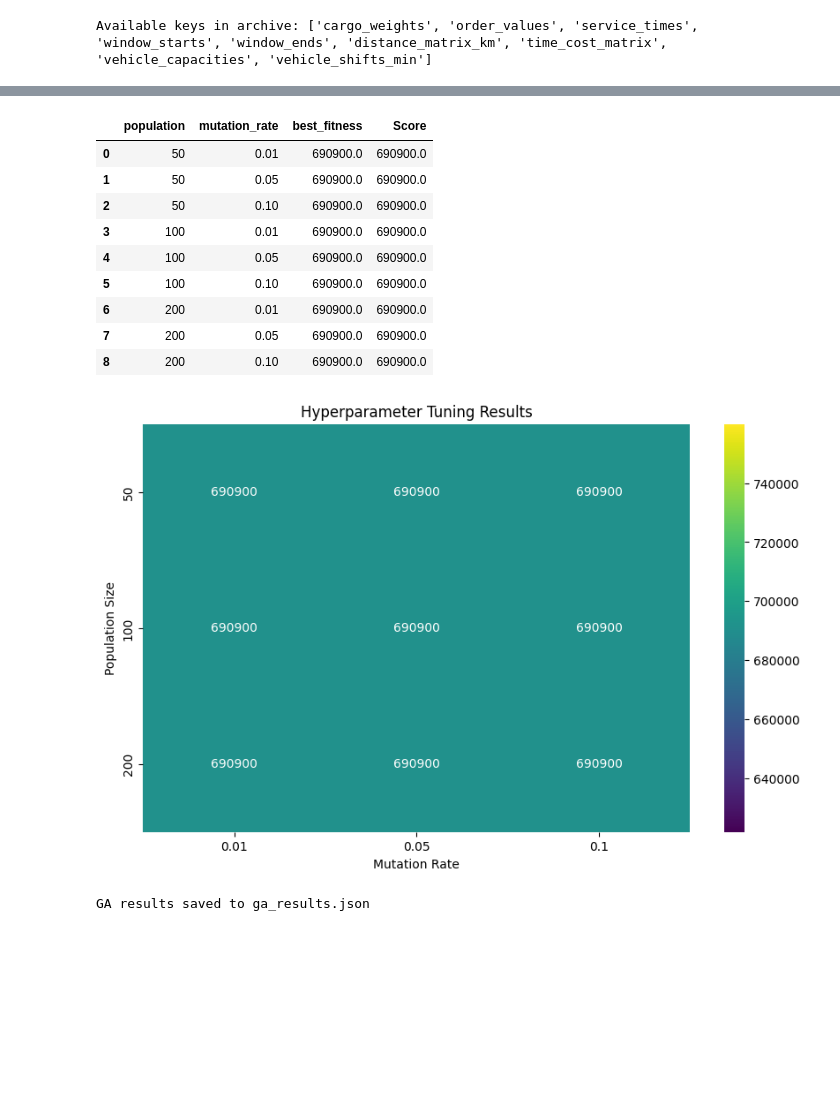
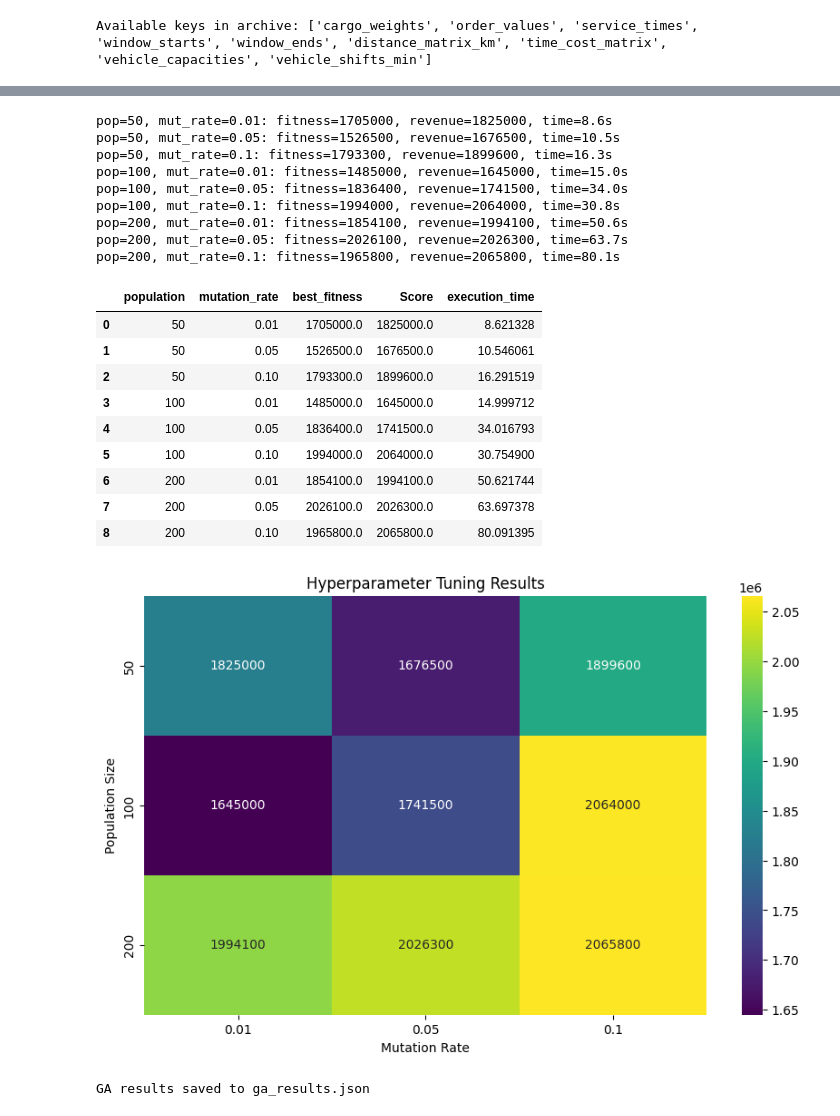
Before and after one commit to goyumsamuditha/Q3_Route_Scheduler, a Jupyter notebook: notebooks/GA_Evolutionary_Engine.ipynb, the cells around one changed output, grey strips where cells are left out. Drawn from its saved outputs; the diff is of its cells as text; code cells hidden in the pictures; blank space fills up the shorter version.

```diff
--- a/notebooks/GA_Evolutionary_Engine.ipynb
+++ b/notebooks/GA_Evolutionary_Engine.ipynb
@@ -32,7 +32,6 @@ Available keys in archive: ['cargo_weights', 'order_values', 'service_times', 'w
 # Instantiate your engine with the parameters
 n_nodes = len(matrices['cargo_weights'])
 # n_nodes = 5
-ga = GAEngine(n_nodes, population_size, 10000, [4000]*8, [720]*8)
-
-population = ga.initialize_population(population_size, n_nodes)
-history = []
+vehicle_capacities = matrices['vehicle_capacities'].tolist()
+vehicle_shifts_min = matrices['vehicle_shifts_min'].tolist()
+print(f"Fleet size: {len(vehicle_capacities)} vehicles | Capacities: {sorted(set(vehicle_capacities))} kg | Shifts: {sorted(set(vehicle_shifts_min))} min")
@@ -109,33 +81,55 @@ plt.show()
 # %%
 # hyperparameter tuning
 tuning_results = []
 for pop in [50, 100, 200]:
     for mut_rate in [0.01, 0.05, 0.1]:
-        finally_score = history[-1]
-        tuning_results.append({'population': pop, 'mutation_rate': mut_rate, 'best_fitness': history[-1], "Score": finally_score})
+        tuning_result = run_ga_engine(
+            n_nodes=n_nodes, population_size=pop, penalty_value=10000,
+            vehicle_capacity=vehicle_capacities, vehicle_shifts_min=vehicle_shifts_min,
+            matrices=matrices, df=df, mx_generations=60, patience=10,
+            mutation_rate=mut_rate, crossover_rate=0.8, seed=42, verbose=False
+        )
+        tuning_results.append({
+            'population': pop,
+            'mutation_rate': mut_rate,
+            'best_fitness': tuning_result['fitness_score'],
+            "Score": tuning_result['actual_revenue'],
+            'execution_time': tuning_result['execution_time']
+        })
+        print(f"pop={pop}, mut_rate={mut_rate}: fitness={tuning_result['fitness_score']:.0f}, "
+              f"revenue={tuning_result['actual_revenue']:.0f}, time={tuning_result['execution_time']:.1f}s")
 
 tuning_df = pd.DataFrame(tuning_results)
 display(tuning_df)
 
 heatmap_data = tuning_df.pivot(index='population', columns='mutation_rate', values='Score')
 plt.figure(figsize=(10, 6))
 sns.heatmap(heatmap_data, annot=True, fmt=".0f", cmap="viridis")
 plt.title('Hyperparameter Tuning Results')
 plt.xlabel('Mutation Rate')
 plt.ylabel('Population Size')
 plt.savefig(os.path.join(data_dir, "hyperparameter_tuning_results.png"))
 plt.show()
 # %% [output]
+pop=50, mut_rate=0.01: fitness=1705000, revenue=1825000, time=8.6s
+pop=50, mut_rate=0.05: fitness=1526500, revenue=1676500, time=10.5s
+pop=50, mut_rate=0.1: fitness=1793300, revenue=1899600, time=16.3s
+pop=100, mut_rate=0.01: fitness=1485000, revenue=1645000, time=15.0s
+pop=100, mut_rate=0.05: fitness=1836400, revenue=1741500, time=34.0s
+pop=100, mut_rate=0.1: fitness=1994000, revenue=2064000, time=30.8s
+pop=200, mut_rate=0.01: fitness=1854100, revenue=1994100, time=50.6s
+pop=200, mut_rate=0.05: fitness=2026100, revenue=2026300, time=63.7s
+pop=200, mut_rate=0.1: fitness=1965800, revenue=2065800, time=80.1s
-|  | population | mutation_rate | best_fitness | Score |
-| 0 | 50 | 0.01 | 690900.0 | 690900.0 |
-| 1 | 50 | 0.05 | 690900.0 | 690900.0 |
-| 2 | 50 | 0.10 | 690900.0 | 690900.0 |
-| 3 | 100 | 0.01 | 690900.0 | 690900.0 |
-| 4 | 100 | 0.05 | 690900.0 | 690900.0 |
-| 5 | 100 | 0.10 | 690900.0 | 690900.0 |
-| 6 | 200 | 0.01 | 690900.0 | 690900.0 |
-| 7 | 200 | 0.05 | 690900.0 | 690900.0 |
-| 8 | 200 | 0.10 | 690900.0 | 690900.0 |
+|  | population | mutation_rate | best_fitness | Score | execution_time |
+| 0 | 50 | 0.01 | 1705000.0 | 1825000.0 | 8.621328 |
+| 1 | 50 | 0.05 | 1526500.0 | 1676500.0 | 10.546061 |
+| 2 | 50 | 0.10 | 1793300.0 | 1899600.0 | 16.291519 |
+| 3 | 100 | 0.01 | 1485000.0 | 1645000.0 | 14.999712 |
+| 4 | 100 | 0.05 | 1836400.0 | 1741500.0 | 34.016793 |
+| 5 | 100 | 0.10 | 1994000.0 | 2064000.0 | 30.754900 |
+| 6 | 200 | 0.01 | 1854100.0 | 1994100.0 | 50.621744 |
+| 7 | 200 | 0.05 | 2026100.0 | 2026300.0 | 63.697378 |
+| 8 | 200 | 0.10 | 1965800.0 | 2065800.0 | 80.091395 |
-[figure, old version]
+[figure, new version]
 # %%
 ga_results = {
```
Also changed, not shown: parts of 5 cells of this notebook.
